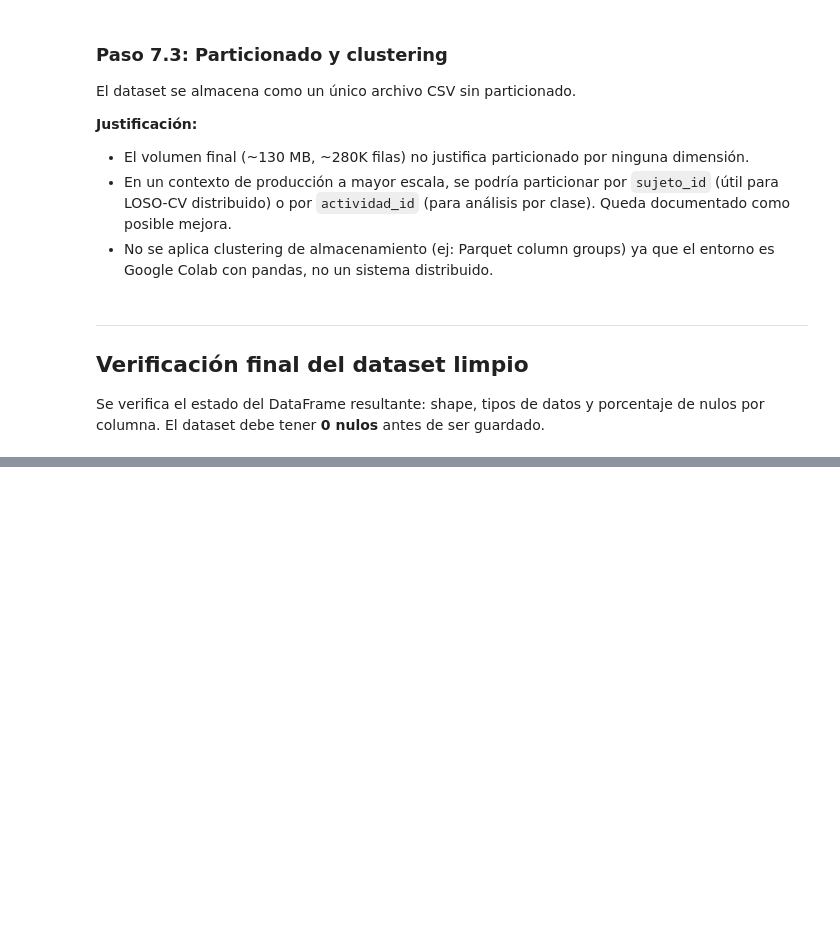
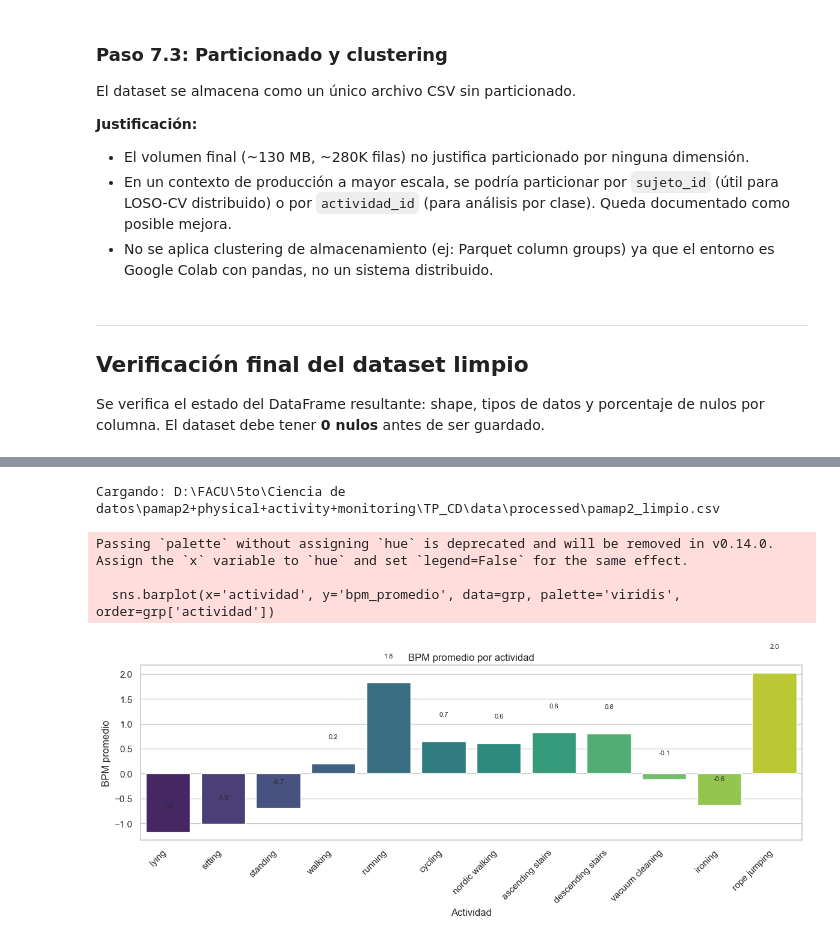
Before and after one commit to FrancoRecalde/TP_CD, a Jupyter notebook: notebooks/01_ETL.ipynb, the cells around one changed output, grey strips where cells are left out. Saved outputs shown, nothing was run; the diff lists cells and outputs as text; code cells hidden in the pictures; blank space fills up the shorter version.

```diff
--- a/notebooks/01_ETL.ipynb
+++ b/notebooks/01_ETL.ipynb
@@ -640,0 +686,19 @@ print('Valores únicos de sujeto_id:   ', sorted(df_limpio['sujeto_id'].unique()
+# %%
+
+# Identificar columnas numéricas
+num_cols = df_limpio.select_dtypes(include=[np.number]).columns.tolist()
+exclude = ['tiempo', 'actividad_id', 'sujeto_id']
+cols_to_scale = [c for c in num_cols if c not in exclude]
+print(f'Columnas a escalar ({len(cols_to_scale)}):', cols_to_scale)
+# Copia del DataFrame para mantener el original
+df_limpio_original = df_limpio.copy()
+# Aplicar scaler (evitar error si no hay columnas para escalar)
+if cols_to_scale:
+    scaler = StandardScaler()
+    df_limpio[cols_to_scale] = scaler.fit_transform(df_limpio[cols_to_scale])
+    print('StandardScaler aplicado exitosamente.')
+else:
+    print('No hay columnas numéricas para escalar (excluidas las columnas reservadas).')
+# Opcional: mostrar estadísticos antes/después (primeras 3 columnas escaladas)
+display(df_limpio_original[cols_to_scale[:3]].describe().round(4))
+display(df_limpio[cols_to_scale[:3]].describe().round(4))
@@ -850,0 +1023,40 @@ for col in df_limpio.columns:
+# %%
+from pathlib import Path
+# Intentar usar OUTPUT_PATH si está definido, si no construir la ruta relativa
+try:
+    csv_path = OUTPUT_PATH / 'pamap2_limpio.csv'
+except NameError:
+    csv_path = Path('..') / 'data' / 'processed' / 'pamap2_limpio.csv'
+print(f'Cargando: {csv_path}')
+df_final = pd.read_csv(csv_path)
+# Mapear actividad_id -> nombre de actividad
+actividad_map = {
+    1: 'lying', 2: 'sitting', 3: 'standing', 4: 'walking', 5: 'running', 6: 'cycling',
+    7: 'nordic walking', 9: 'watching TV', 10: 'computer work', 11: 'car driving',
+    12: 'ascending stairs', 13: 'descending stairs', 16: 'vacuum cleaning',
+    17: 'ironing', 18: 'folding laundry', 19: 'house cleaning', 20: 'playing soccer',
+    24: 'rope jumping'
+}
+# Agrupar por actividad_id (manteniendo orden por id) y calcular promedio de frecuencia_cardiaca
+grp = (df_final.groupby('actividad_id')['frecuencia_cardiaca']
+       .mean().reset_index(name='bpm_promedio'))
+grp['actividad'] = grp['actividad_id'].map(actividad_map).fillna(grp['actividad_id'].astype(str))
+grp = grp.sort_values('actividad_id')
+import matplotlib.pyplot as plt
+import seaborn as sns
+plt.figure(figsize=(12,5))
+sns.barplot(x='actividad', y='bpm_promedio', data=grp, palette='viridis', order=grp['actividad'])
+plt.title('BPM promedio por actividad')
+plt.xlabel('Actividad')
+plt.ylabel('BPM promedio')
+plt.xticks(rotation=45, ha='right')
+for i, v in enumerate(grp['bpm_promedio']):
+    plt.text(i, v + 0.5, f'{v:.1f}', ha='center', fontsize=8)
+plt.tight_layout()
+plt.show()
+# %% [output]
+Cargando: D:\FACU\5to\Ciencia de datos\pamap2+physical+activity+monitoring\TP_CD\data\processed\pamap2_limpio.csv
+Passing `palette` without assigning `hue` is deprecated and will be removed in v0.14.0. Assign the `x` variable to `hue` and set `legend=False` for the same effect.
+
+  sns.barplot(x='actividad', y='bpm_promedio', data=grp, palette='viridis', order=grp['actividad'])
+[figure, added]
```
Also changed, not shown: parts of 23 cells of this notebook, 2 other files.
